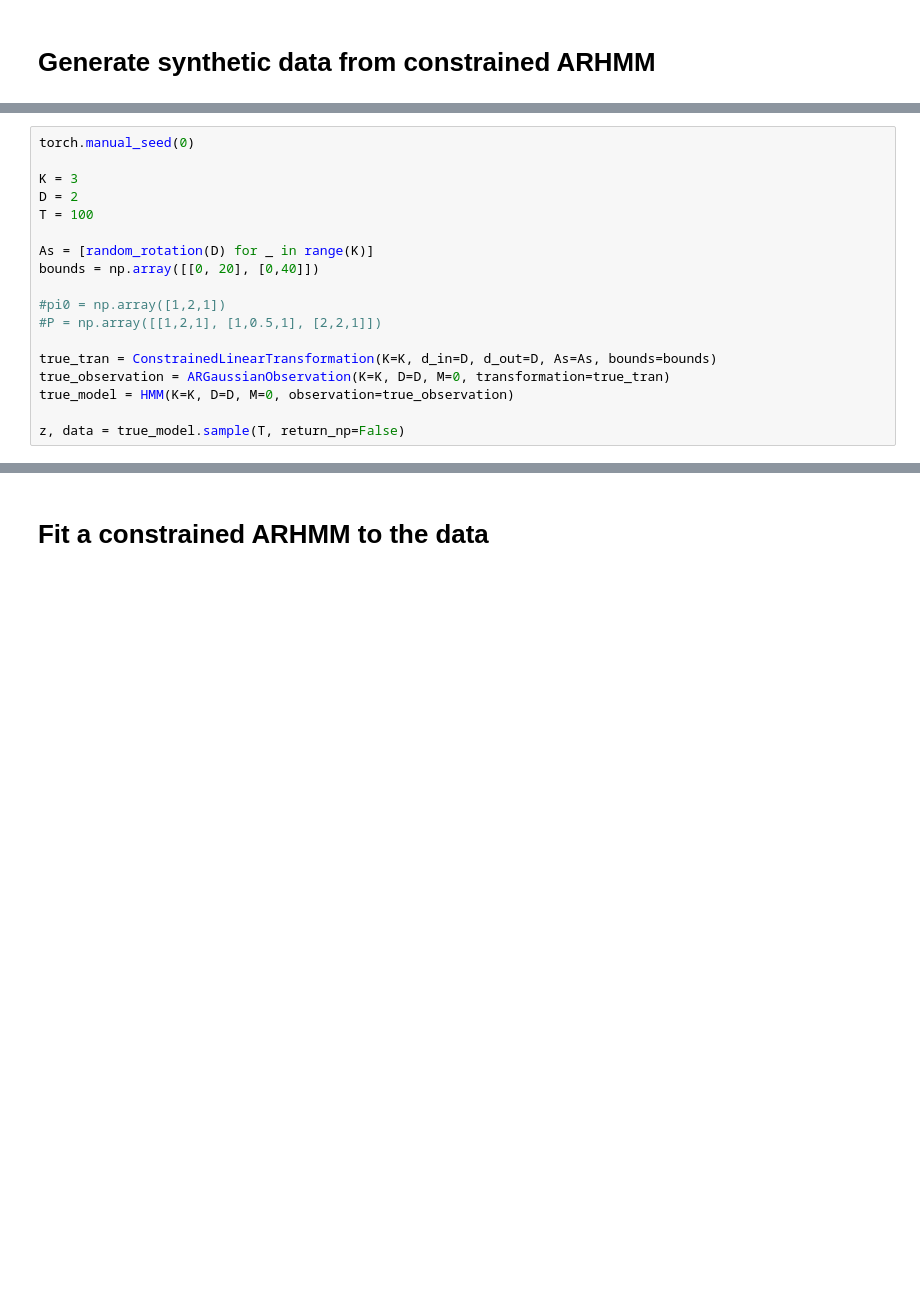
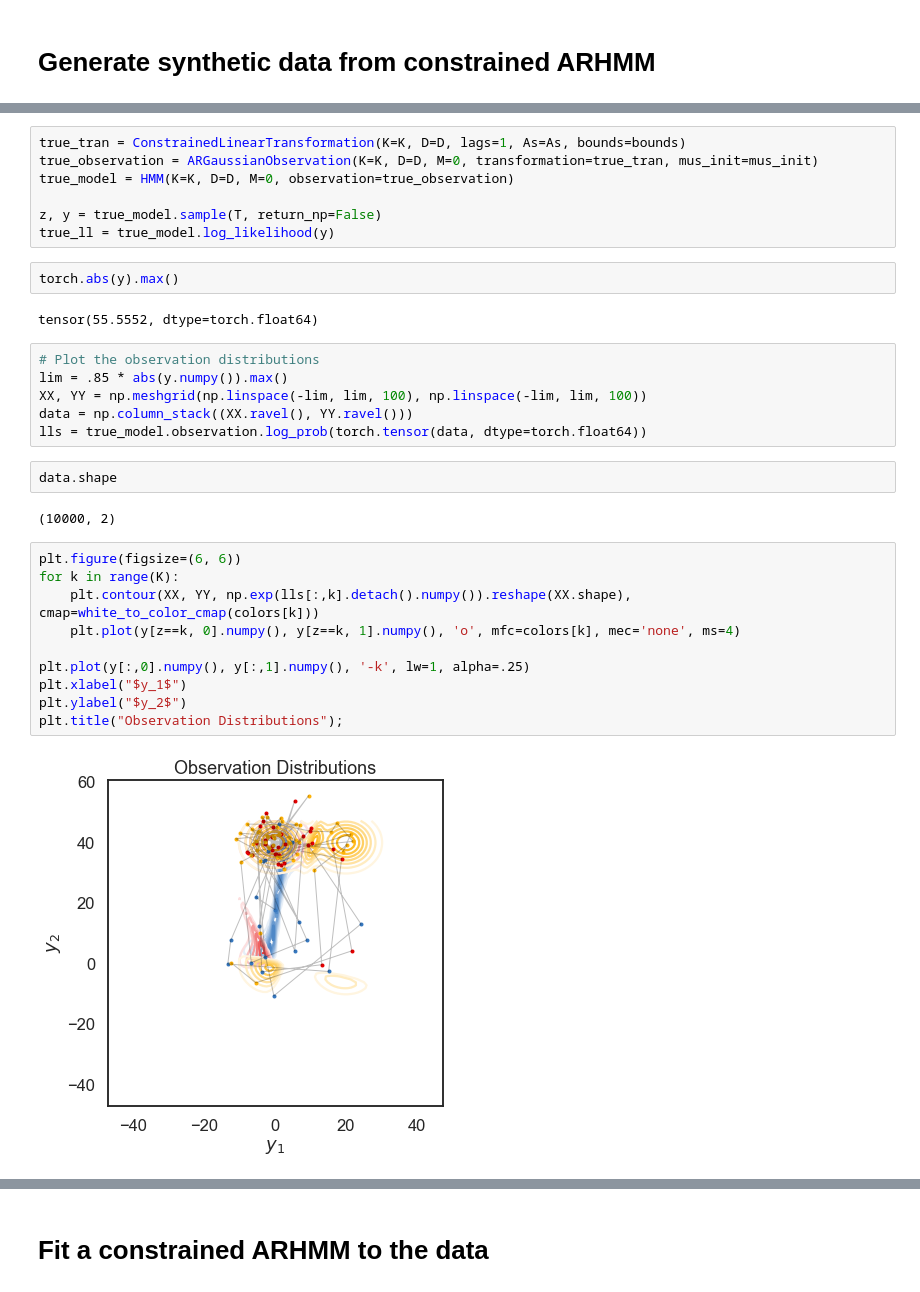
Before and after one commit to cunningham-lab/SocialBehaviors, a Jupyter notebook: SocialBehaviorptc/ssm_ptc/examples/ConstrainedARHMM.ipynb, the cells around one changed output, grey strips where cells are left out. Cells and saved outputs as stored; diff of their text form; blank space fills up the shorter version.

```diff
--- a/SocialBehaviorptc/ssm_ptc/examples/ConstrainedARHMM.ipynb
+++ b/SocialBehaviorptc/ssm_ptc/examples/ConstrainedARHMM.ipynb
@@ -19,18 +49,33 @@ import time
 # %%
-torch.manual_seed(0)
-
-K = 3
-D = 2
-T = 100
-
-As = [random_rotation(D) for _ in range(K)]
-bounds = np.array([[0, 20], [0,40]])
-
-#pi0 = np.array([1,2,1])
-#P = np.array([[1,2,1], [1,0.5,1], [2,2,1]])
-
-true_tran = ConstrainedLinearTransformation(K=K, d_in=D, d_out=D, As=As, bounds=bounds)
-true_observation = ARGaussianObservation(K=K, D=D, M=0, transformation=true_tran)
+true_tran = ConstrainedLinearTransformation(K=K, D=D, lags=1, As=As, bounds=bounds)
+true_observation = ARGaussianObservation(K=K, D=D, M=0, transformation=true_tran, mus_init=mus_init)
 true_model = HMM(K=K, D=D, M=0, observation=true_observation)
 
-z, data = true_model.sample(T, return_np=False)
+z, y = true_model.sample(T, return_np=False)
+true_ll = true_model.log_likelihood(y)
+# %%
+torch.abs(y).max()
+# %% [output]
+tensor(55.5552, dtype=torch.float64)
+# %%
+# Plot the observation distributions
+lim = .85 * abs(y.numpy()).max()
+XX, YY = np.meshgrid(np.linspace(-lim, lim, 100), np.linspace(-lim, lim, 100))
+data = np.column_stack((XX.ravel(), YY.ravel()))
+lls = true_model.observation.log_prob(torch.tensor(data, dtype=torch.float64))
+# %%
+data.shape
+# %% [output]
+(10000, 2)
+# %%
+plt.figure(figsize=(6, 6))
+for k in range(K):
+    plt.contour(XX, YY, np.exp(lls[:,k].detach().numpy()).reshape(XX.shape), cmap=white_to_color_cmap(colors[k]))
+    plt.plot(y[z==k, 0].numpy(), y[z==k, 1].numpy(), 'o', mfc=colors[k], mec='none', ms=4)
+
+plt.plot(y[:,0].numpy(), y[:,1].numpy(), '-k', lw=1, alpha=.25)
+plt.xlabel("$y_1$")
+plt.ylabel("$y_2$")
+plt.title("Observation Distributions");
+# %% [output]
+[figure, added]
```
Also changed, not shown: parts of 68 cells of this notebook, 18 other files.
